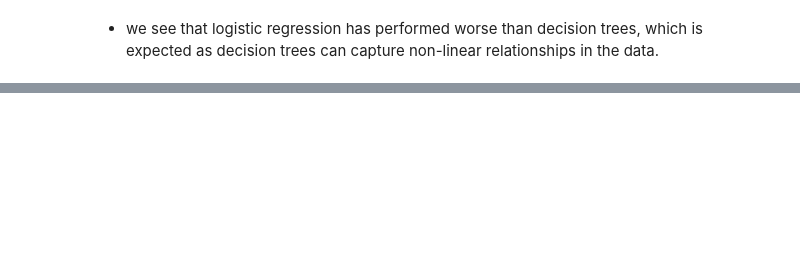
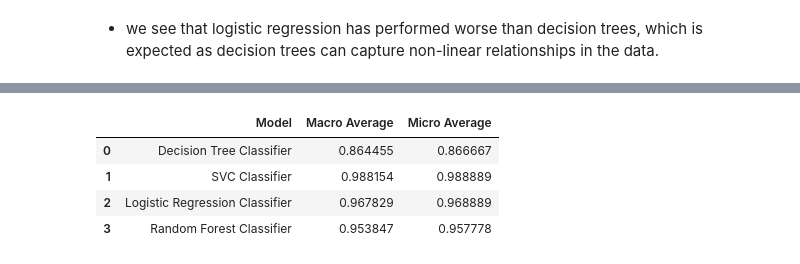
Before and after one commit to abdullaharifx/PL-Work, a Jupyter notebook: Classification-02.ipynb, the cells around one changed output, grey strips where cells are left out. Saved outputs shown, nothing was run; the diff lists cells and outputs as text; code cells hidden in the pictures; blank space fills up the shorter version.

```diff
--- a/Classification-02.ipynb
+++ b/Classification-02.ipynb
@@ -361,0 +468,29 @@ plt.show()
+# %%
+# macro and micro average data frame for all models
+def get_macro_micro_df(model, X_test, y_test, model_name):
+    y_pred = model.predict(X_test)
+    cm = confusion_matrix(y_test, y_pred)
+
+    # Calculate macro and micro averages
+    macro_avg = np.mean(cm.diagonal() / cm.sum(axis=1))
+    micro_avg = np.sum(cm.diagonal()) / np.sum(cm)
+
+    return pd.DataFrame({
+        'Model': [model_name],
+        'Macro Average': [macro_avg],
+        'Micro Average': [micro_avg]
+    })
+# %%
+res = {}
+res['Decision Tree Classifier'] = get_macro_micro_df(dt_clf, X_test, y_test, "Decision Tree Classifier")
+res['SVC Classifier'] = get_macro_micro_df(svc_clf, X_test, y_test, "SVC Classifier")
+res['Logistic Regression Classifier'] = get_macro_micro_df(logR_clf, X_test, y_test, "Logistic Regression Classifier")
+res['Random Forest Classifier'] = get_macro_micro_df(rf_clf, X_test, y_test, "Random Forest Classifier")
+macro_micro_df = pd.concat(res.values(), ignore_index=True)
+macro_micro_df
+# %% [output]
+|  | Model | Macro Average | Micro Average |
+| 0 | Decision Tree Classifier | 0.864455 | 0.866667 |
+| 1 | SVC Classifier | 0.988154 | 0.988889 |
+| 2 | Logistic Regression Classifier | 0.967829 | 0.968889 |
+| 3 | Random Forest Classifier | 0.953847 | 0.957778 |
```
Also changed, not shown: parts of 16 cells of this notebook.
